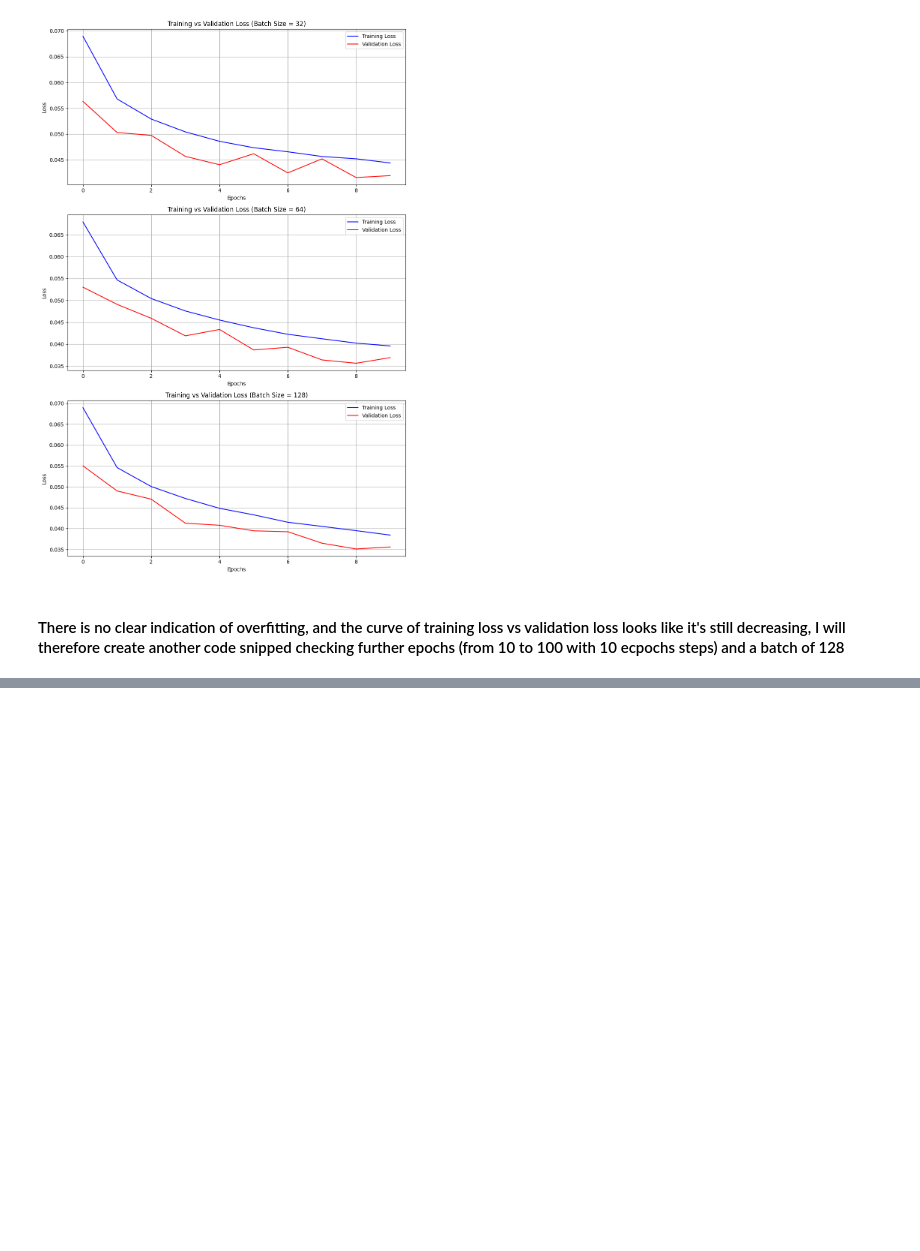
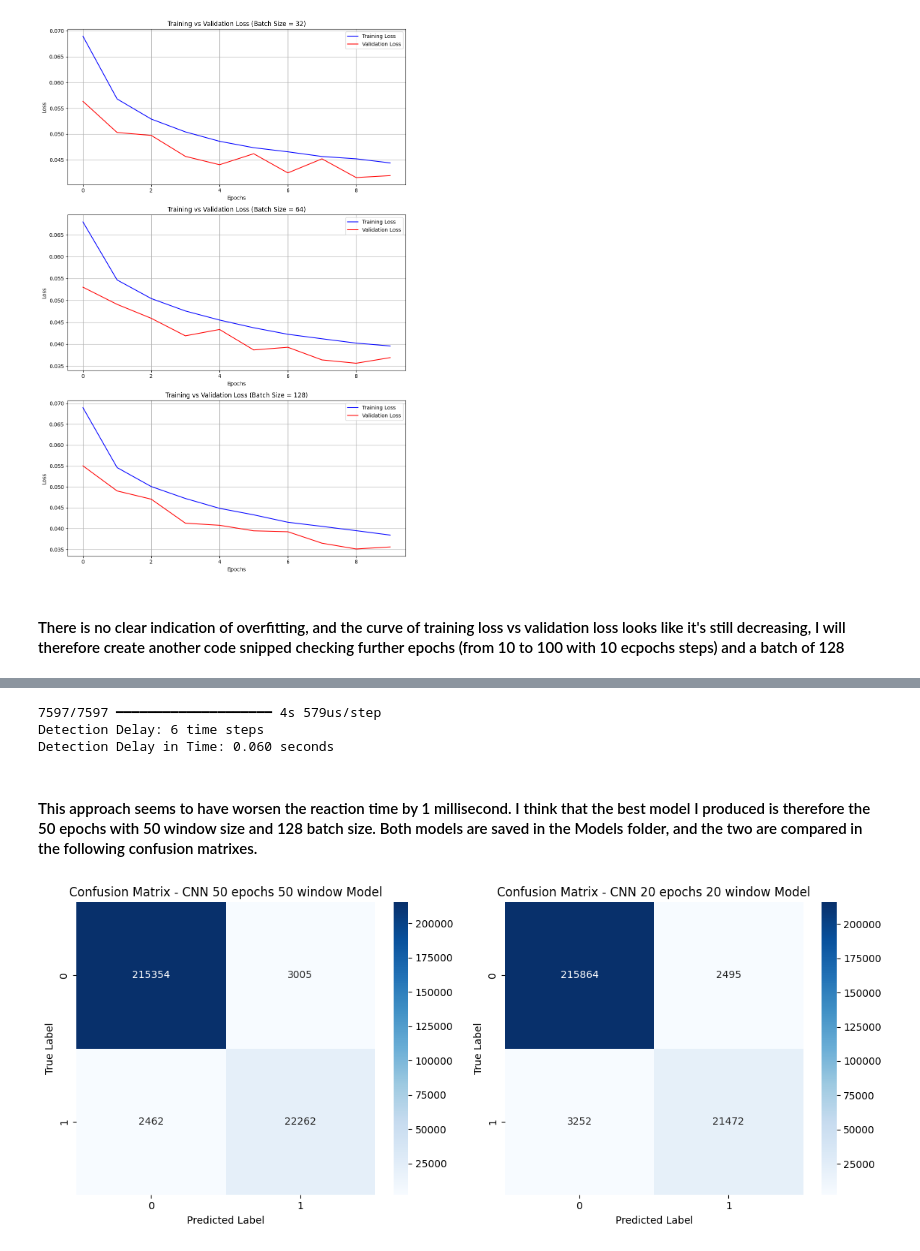
Before and after one commit to lore95/MachineLearningProject2, a Jupyter notebook: Assignment2/Submission/lorenzo_lucchini_assingment2.ipynb, the cells around one changed output, grey strips where cells are left out. Cells and saved outputs as stored; diff of their text form; code cells hidden in the pictures; blank space fills up the shorter version.

```diff
--- a/Assignment2/Submission/lorenzo_lucchini_assingment2.ipynb
+++ b/Assignment2/Submission/lorenzo_lucchini_assingment2.ipynb
@@ -878,0 +1153,61 @@ Epoch 45/110
+# %%
+# Predict over the test set
+cnn20_val_y_pred = (model20epoc.predict(X_val) > 0.5).astype(int)
+
+# Find first actual fall timestamp
+fall20_indices_actual = np.where(y_val == 1)[0]
+fall20_indices_predicted = np.where(cnn20_val_y_pred == 1)[0]
+
+if len(fall20_indices_actual) > 0 and len(fall20_indices_predicted) > 0:
+    T20_fall_actual = fall20_indices_actual[0]  # First real fall index
+    T20_fall_detected = fall20_indices_predicted[0]  # First detected fall index
+
+    detection20_delay_steps = T20_fall_detected - T20_fall_actual  # Time steps delay
+    detection20_delay_time = detection20_delay_steps * 0.01  # Convert to seconds
+
+    print(f"Detection Delay: {detection20_delay_steps} time steps")
+    print(f"Detection Delay in Time: {detection20_delay_time:.3f} seconds")
+else:
+    print("⚠️ No fall detected in the test set!")
+# %% [output]
+7597/7597 ━━━━━━━━━━━━━━━━━━━━ 4s 579us/step
+Detection Delay: 6 time steps
+Detection Delay in Time: 0.060 seconds
+# %% [markdown]
+#### This approach seems to have worsen the reaction time by 1 millisecond. I think that the best model I produced is therefore the 50 epochs with 50 window size and 128 batch size. Both models are saved in the Models folder, and the two are compared in the following confusion matrixes.
+# %%
+
+def plot_confusion_matrices(y_true, y_pred1, y_pred2, model1_name="Model 1", model2_name="Model 2"):
+    """
+    Plots two confusion matrices side by side for comparison.
+
+    :param y_true: Ground truth labels.
+    :param y_pred1: Predictions from the first model.
+    :param y_pred2: Predictions from the second model.
+    :param model1_name: Name of the first model.
+    :param model2_name: Name of the second model.
+    """
+    cm1 = confusion_matrix(y_true, y_pred1)
+    cm2 = confusion_matrix(y_true, y_pred2)
+
+    fig, axes = plt.subplots(1, 2, figsize=(12, 5))
+
+    # Confusion matrix for Model 1
+    sns.heatmap(cm1, annot=True, fmt='d', cmap="Blues", ax=axes[0])
+    axes[0].set_title(f'Confusion Matrix - {model1_name}')
+    axes[0].set_xlabel('Predicted Label')
+    axes[0].set_ylabel('True Label')
+
+    # Confusion matrix for Model 2
+    sns.heatmap(cm2, annot=True, fmt='d', cmap="Blues", ax=axes[1])
+    axes[1].set_title(f'Confusion Matrix - {model2_name}')
+    axes[1].set_xlabel('Predicted Label')
+    axes[1].set_ylabel('True Label')
+
+    plt.tight_layout()
+    plt.show()
+
+
+plot_confusion_matrices(y_val, cnn_val_y_pred, cnn20_val_y_pred, "CNN 50 epochs 50 window Model",  "CNN 20 epochs 20 window Model")
+# %% [output]
+[figure, added]
```
Also changed, not shown: parts of 15 cells of this notebook, 2 other files.
